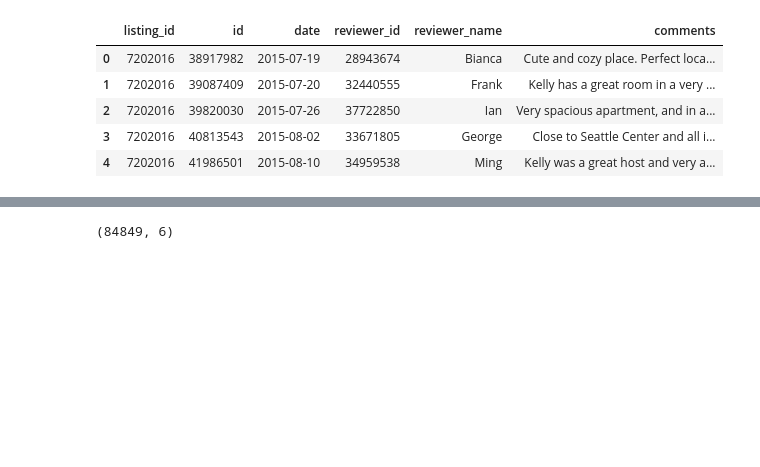
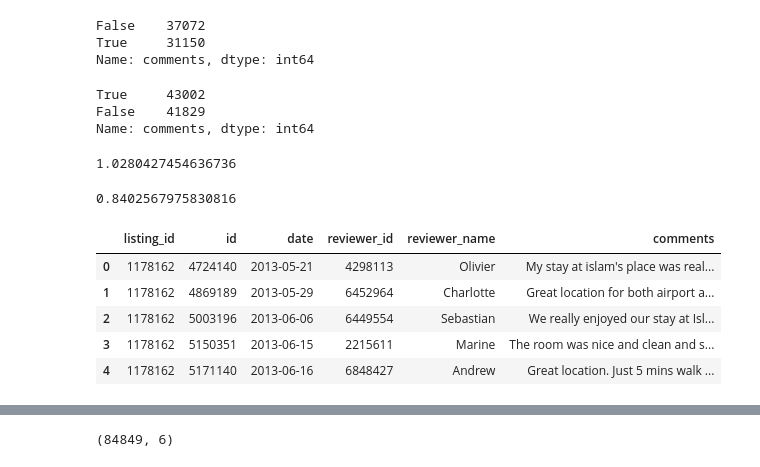
Before and after one commit to rthomas3011/Airbnb-Analysis---Boston-vs-Seatle, a Jupyter notebook: medium1.ipynb, the cells around one changed output, grey strips where cells are left out. Saved outputs shown, nothing was run; the diff lists cells and outputs as text; code cells hidden in the pictures; blank space fills up the shorter version.

```diff
--- a/medium1.ipynb
+++ b/medium1.ipynb
@@ -6,9 +114,34 @@ df = pd.read_csv('reviews.csv')
+# %%
+#how to find positive or negative reviews based on comments
+boston_reviews['comments'].str.contains('good|great').value_counts()
+# %% [output]
+False    37072
+True     31150
+Name: comments, dtype: int64
+# %%
+seattle_reviews['comments'].str.contains('good|great').value_counts()
+# %% [output]
+True     43002
+False    41829
+Name: comments, dtype: int64
+# %%
+seattle_reviews_comments = 43002/41829
+seattle_reviews_comments
+# %% [output]
+1.0280427454636736
+# %%
+boston_reviews_comments = 31150/37072
+boston_reviews_comments
+# %% [output]
+0.8402567975830816
+# %%
+boston_reviews  = pd.read_csv('boston/reviews.csv')
 # %%
-df.head()
+boston_reviews.head()
 # %% [output]
 |  | listing_id | id | date | reviewer_id | reviewer_name | comments |
-| 0 | 7202016 | 38917982 | 2015-07-19 | 28943674 | Bianca | Cute and cozy place. Perfect loca... |
-| 1 | 7202016 | 39087409 | 2015-07-20 | 32440555 | Frank | Kelly has a great room in a very ... |
-| 2 | 7202016 | 39820030 | 2015-07-26 | 37722850 | Ian | Very spacious apartment, and in a... |
-| 3 | 7202016 | 40813543 | 2015-08-02 | 33671805 | George | Close to Seattle Center and all i... |
-| 4 | 7202016 | 41986501 | 2015-08-10 | 34959538 | Ming | Kelly was a great host and very a... |
+| 0 | 1178162 | 4724140 | 2013-05-21 | 4298113 | Olivier | My stay at islam's place was real... |
+| 1 | 1178162 | 4869189 | 2013-05-29 | 6452964 | Charlotte | Great location for both airport a... |
+| 2 | 1178162 | 5003196 | 2013-06-06 | 6449554 | Sebastian | We really enjoyed our stay at Isl... |
+| 3 | 1178162 | 5150351 | 2013-06-15 | 2215611 | Marine | The room was nice and clean and s... |
+| 4 | 1178162 | 5171140 | 2013-06-16 | 6848427 | Andrew | Great location. Just 5 mins walk ... |
```
Also changed, not shown: parts of 60 cells of this notebook.
